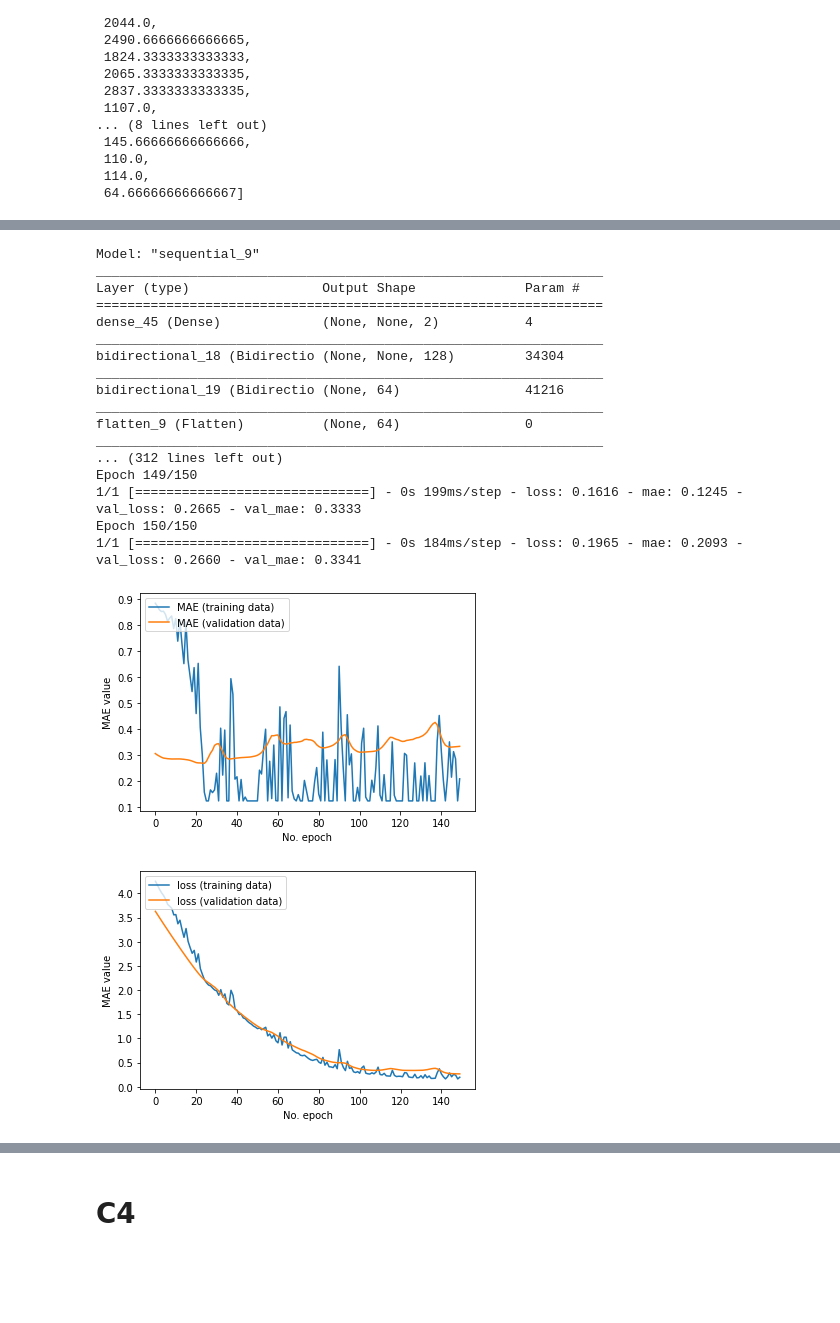
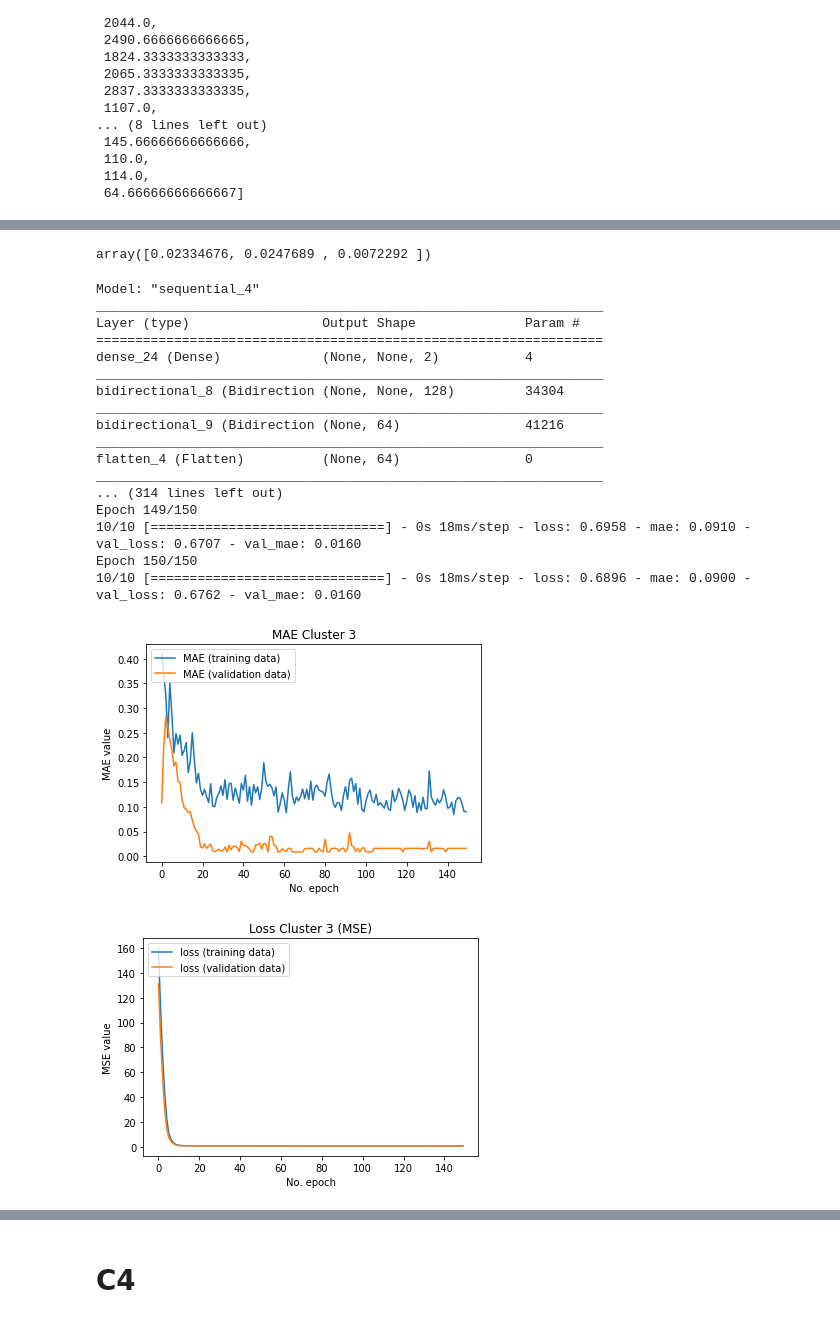
Before and after one commit to IritaSee/product_performance_blstm, a Jupyter notebook: per_cluster.ipynb, the cells around one changed output, grey strips where cells are left out. Cells and saved outputs as stored; diff of their text form; code cells hidden in the pictures; blank space fills up the shorter version.

```diff
--- a/per_cluster.ipynb
+++ b/per_cluster.ipynb
@@ -599,6 +603,10 @@ time_train = time[:-split_time]
 x_train =  series[:-split_time]
 time_valid =  time[-split_time:]
 x_valid =  series[-split_time:]
+# %%
+x_valid
+# %% [output]
+array([0.02334676, 0.0247689 , 0.0072292 ])
 # %%
 #buat data biar dibagi per window, jadi me masang masangkan waktu dan value,
 window_size = 2
@@ -612,61 +620,64 @@ model = tf.keras.Sequential([
         tf.keras.layers.Dense(2, input_shape=[None, 1]),
         tf.keras.layers.Bidirectional(tf.keras.layers.LSTM(64,return_sequences=True)),
         tf.keras.layers.Bidirectional(tf.keras.layers.LSTM(32)),
-        # tf.keras.layers.Bidirectional(tf.keras.layers.LSTM(4)),
+
         tf.keras.layers.Flatten(),
-        #tf.keras.layers.GlobalAveragePooling1D(),
-        tf.keras.layers.Dense(512, activation='relu', kernel_regularizer=tf.keras.regularizers.l1(l1=0.001)),
-        tf.keras.layers.Dropout(0.2),
-        tf.keras.layers.Dense(64, activation='relu', kernel_regularizer=tf.keras.regularizers.l1_l2(l1=0.001, l2=0.001)),
+        tf.keras.layers.Dense(1024, activation='relu'),
+        tf.keras.layers.Dropout(0.5),
+        tf.keras.layers.Dense(512, activation='relu',kernel_regularizer=tf.keras.regularizers.l1(l1=0.01)),
+        tf.keras.layers.Dense(64, activation='relu',kernel_regularizer=tf.keras.regularizers.l1_l2(l1=0.01, l2=0.01)),
         tf.keras.layers.Dense(32, activation='relu'),
         tf.keras.layers.Dropout(0.3),
-        tf.keras.layers.Dense(1)
+        tf.keras.layers.Dense(1, activation='relu')
     ])
 
     #the blstm part
 # %%
 #Using mae and mse
+#model.compile(optimizer=tf.keras.optimizers.SGD(learning_rate=0.001, momentum=0.9),metrics=['mae'],loss='mse')
 model.compile(optimizer=tf.keras.optimizers.Adam(),metrics=['mae'],loss='mse')
 model.summary()
-hist=model.fit()(valid_set,epochs=150,validation_data=train_set)
+hist=model.fit(train_set,epochs=150,validation_data=valid_set, batch_size=1)
 # %% [output]
-Model: "sequential_9"
+Model: "sequential_4"
 _________________________________________________________________
 Layer (type)                 Output Shape              Param #
 =================================================================
-dense_45 (Dense)             (None, None, 2)           4
+dense_24 (Dense)             (None, None, 2)           4
 _________________________________________________________________
-bidirectional_18 (Bidirectio (None, None, 128)         34304
+bidirectional_8 (Bidirection (None, None, 128)         34304
 _________________________________________________________________
-bidirectional_19 (Bidirectio (None, 64)                41216
+bidirectional_9 (Bidirection (None, 64)                41216
 _________________________________________________________________
-flatten_9 (Flatten)          (None, 64)                0
+flatten_4 (Flatten)          (None, 64)                0
 _________________________________________________________________
-... (312 lines left out)
+... (314 lines left out)
 Epoch 149/150
-1/1 [==============================] - 0s 199ms/step - loss: 0.1616 - mae: 0.1245 - val_loss: 0.2665 - val_mae: 0.3333
+10/10 [==============================] - 0s 18ms/step - loss: 0.6958 - mae: 0.0910 - val_loss: 0.6707 - val_mae: 0.0160
 Epoch 150/150
-1/1 [==============================] - 0s 184ms/step - loss: 0.1965 - mae: 0.2093 - val_loss: 0.2660 - val_mae: 0.3341
+10/10 [==============================] - 0s 18ms/step - loss: 0.6896 - mae: 0.0900 - val_loss: 0.6762 - val_mae: 0.0160
 # %%
 plt.plot(hist.history['mae'], label='MAE (training data)')
 plt.plot(hist.history['val_mae'], label='MAE (validation data)')
 
+plt.title('MAE Cluster 3')
 plt.ylabel('MAE value')
 plt.xlabel('No. epoch')
 plt.legend(loc="upper left")
 plt.show()
 # %% [output]
-[figure, old version]
+[figure, new version]
 # %%
 plt.plot(hist.history['loss'], label='loss (training data)')
 plt.plot(hist.history['val_loss'], label='loss (validation data)')
 
-plt.ylabel('MAE value')
+plt.title("Loss Cluster 3 (MSE)")
+plt.ylabel('MSE value')
 plt.xlabel('No. epoch')
 plt.legend(loc="upper left")
 plt.show()
 # %% [output]
-[figure, old version]
+[figure, new version]
 # %%
 prediksi=model.predict([21, 22, 23])
 prediksi
```
Also changed, not shown: parts of 53 cells of this notebook, 23 other files.
